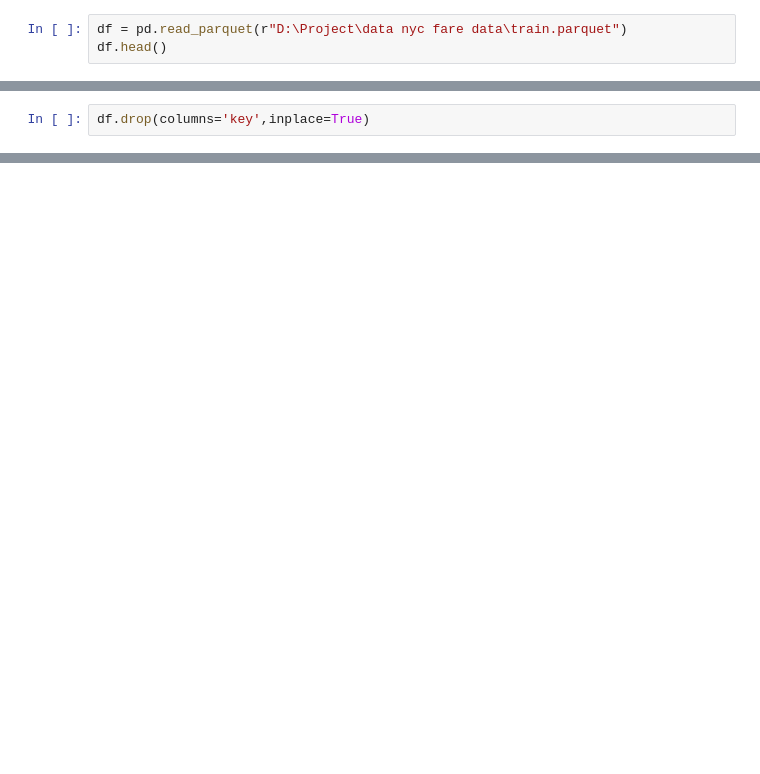
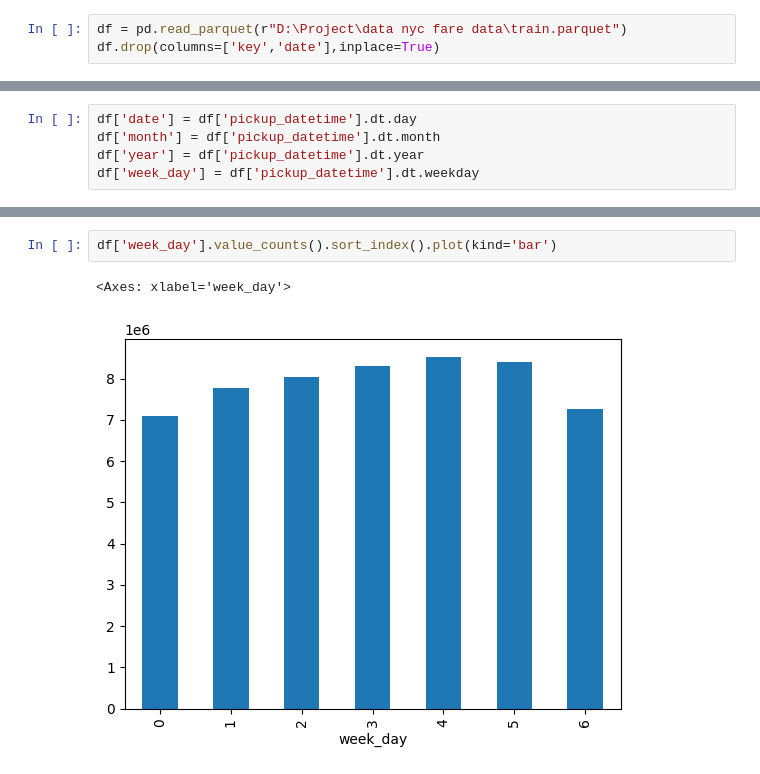
Before and after one commit to mkr9395/nyc-taxi-fare-prediction, a Jupyter notebook: notebooks/data_engineering.ipynb, the cells around one changed output, grey strips where cells are left out. Cells and saved outputs as stored; diff of their text form; blank space fills up the shorter version.

```diff
--- a/notebooks/data_engineering.ipynb
+++ b/notebooks/data_engineering.ipynb
@@ -4,3 +8,3 @@ import numpy as np
 # %%
 df = pd.read_parquet(r"D:\Project\data nyc fare data\train.parquet")
-df.head()
+df.drop(columns=['key','date'],inplace=True)
@@ -14,2 +10,0 @@ df.head()
-# %%
-df.drop(columns='key',inplace=True)
@@ -67,3 +69,8 @@ Index(['fare_amount', 'pickup_datetime', 'pickup_longitude', 'pickup_latitude',
       dtype='object')
+# %%
+df['date'] = df['pickup_datetime'].dt.day
+df['month'] = df['pickup_datetime'].dt.month
+df['year'] = df['pickup_datetime'].dt.year
+df['week_day'] = df['pickup_datetime'].dt.weekday
 # %%
 df['time_pickup'] = df['pickup_datetime'].dt.time
@@ -99,0 +113,5 @@ Name: hour_pickup, Length: 55423856, dtype: int32
+# %%
+df['week_day'].value_counts().sort_index().plot(kind='bar')
+# %% [output]
+<Axes: xlabel='week_day'>
+[figure, added]
```
Also changed, not shown: parts of 37 cells of this notebook, 23 other files.
